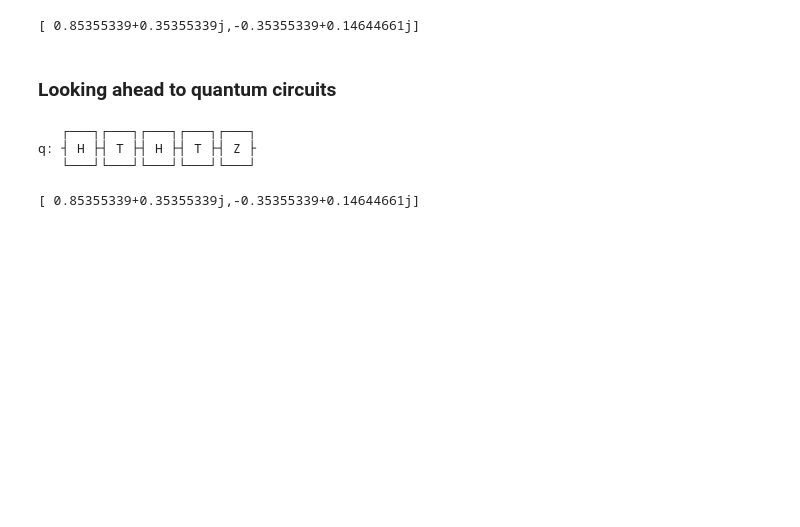
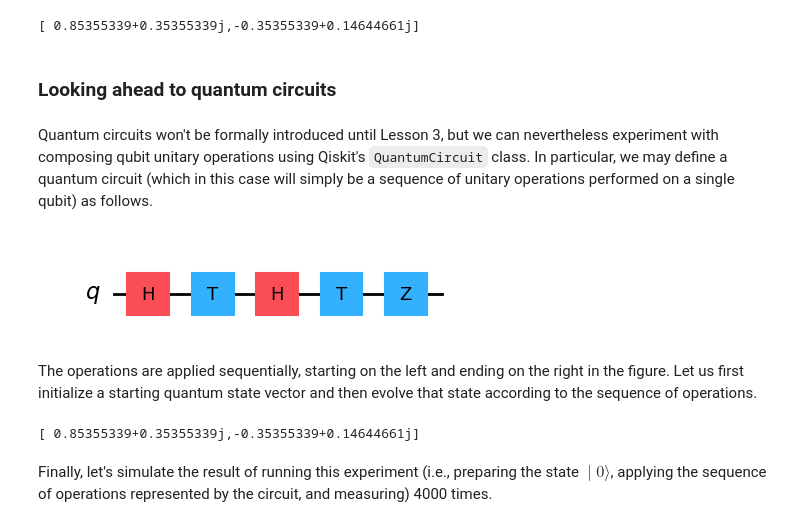
Before and after one commit to dannybozbay/Qiskit-Tutorials, a Jupyter notebook: notebooks/Lesson 1 - Single Systems.ipynb, the cells around one changed output. Saved outputs shown, nothing was run; the diff lists cells and outputs as text; code cells hidden in the pictures; blank space fills up the shorter version.

```diff
--- a/notebooks/Lesson 1 - Single Systems.ipynb
+++ b/notebooks/Lesson 1 - Single Systems.ipynb
@@ -126,25 +148,27 @@ v.draw("text")
 [ 0.85355339+0.35355339j,-0.35355339+0.14644661j]
 # %% [markdown]
 ### Looking ahead to quantum circuits
+# %% [markdown]
+Quantum circuits won't be formally introduced until Lesson 3, but we can nevertheless experiment with composing qubit unitary operations using Qiskit's `QuantumCircuit` class. In particular, we may define a quantum circuit (which in this case will simply be a sequence of unitary operations performed on a single qubit) as follows.
 # %%
 from qiskit import QuantumCircuit
 
 # Build a quantum circuit (which in this case will simply be a sequence of unitary operations performed on a single qubit)
 circuit = QuantumCircuit(1)
 
 # Adding operations to the circuit
 circuit.h(0)
 circuit.t(0)
 circuit.h(0)
 circuit.t(0)
 circuit.z(0)
 
 # Visualising the circuit
-circuit.draw()
+circuit.draw(output='mpl')
 # %% [output]
-   ┌───┐┌───┐┌───┐┌───┐┌───┐
-q: ┤ H ├┤ T ├┤ H ├┤ T ├┤ Z ├
-   └───┘└───┘└───┘└───┘└───┘
+[figure, added]
+# %% [markdown]
+The operations are applied sequentially, starting on the left and ending on the right in the figure. Let us first initialize a starting quantum state vector and then evolve that state according to the sequence of operations.
 # %%
 # Initialise a quantum state vector
 ket0 = Statevector([1, 0])
@@ -155,6 +179,8 @@ v = ket0.evolve(circuit)
 v.draw("text")
 # %% [output]
 [ 0.85355339+0.35355339j,-0.35355339+0.14644661j]
+# %% [markdown]
+Finally, let's simulate the result of running this experiment (i.e., preparing the state $∣0⟩$, applying the sequence of operations represented by the circuit, and measuring) 4000 times.
 # %%
 # Simulate the result of running this experiment 4000 times
 v_statistics = v.sample_counts(4000)
```
Also changed, not shown: parts of 14 cells of this notebook, 2 other files.
